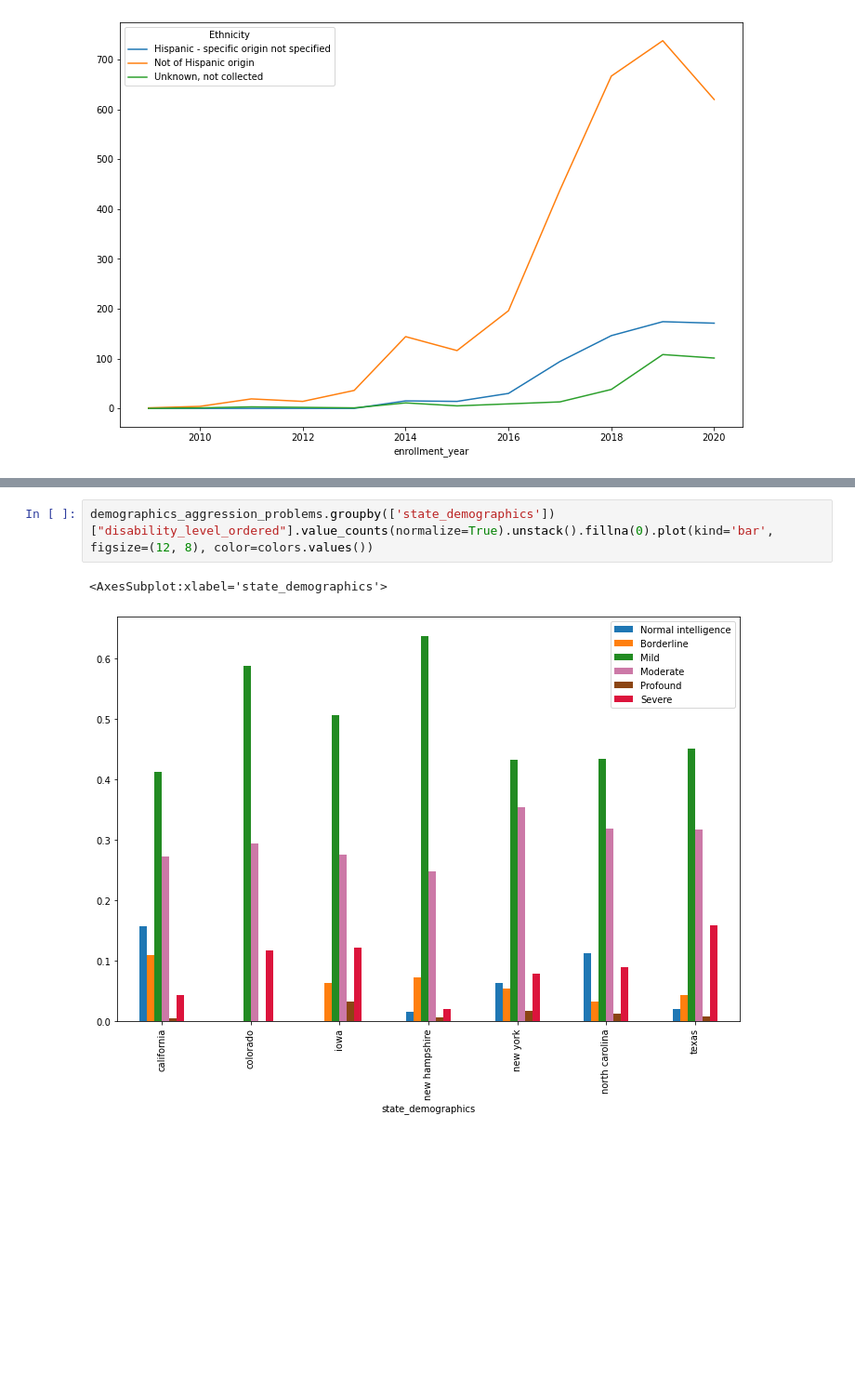
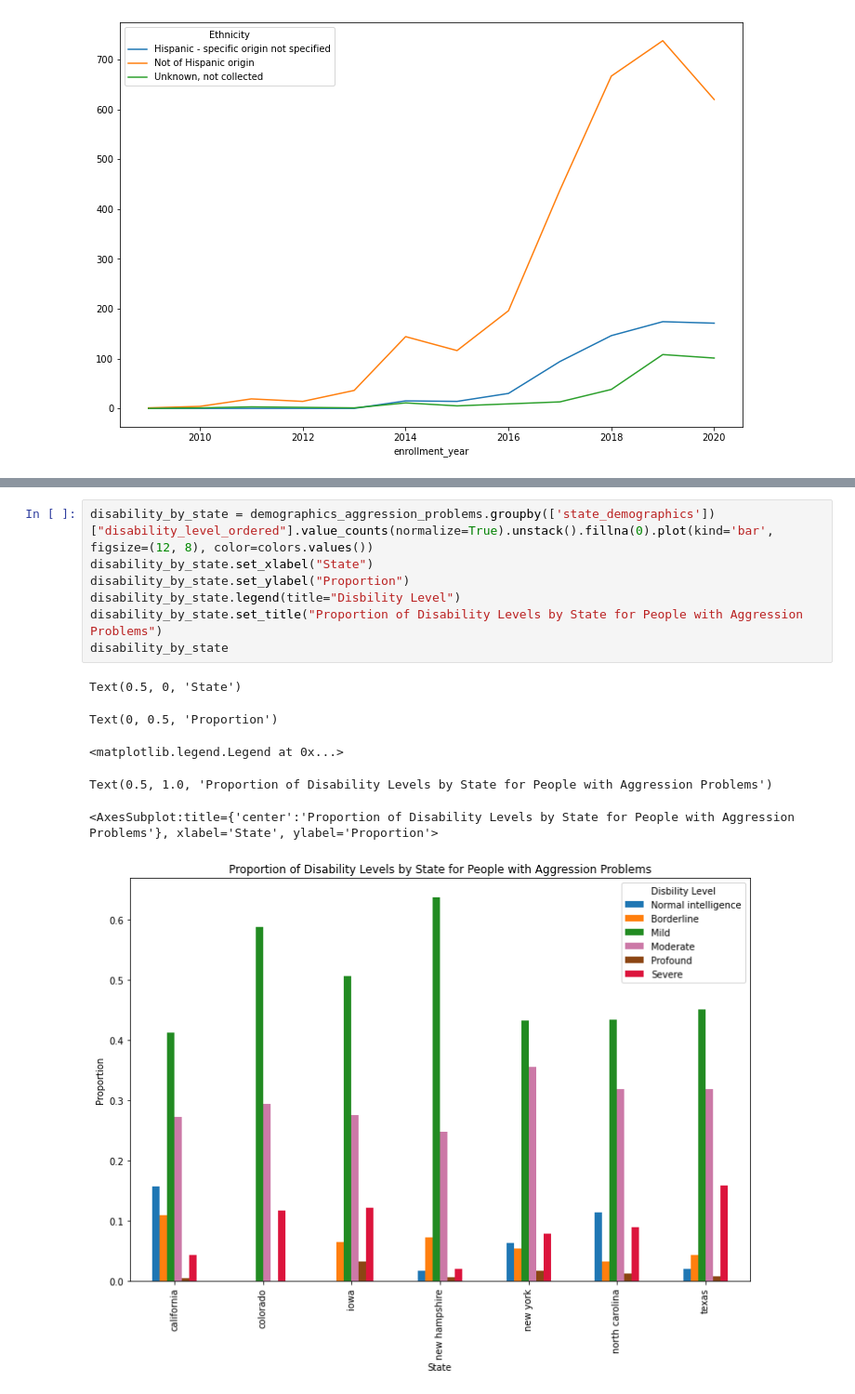
Before and after one commit to aimenabdulaziz/qss_final_project, a Jupyter notebook: code/01_data_cleaning_and_merging.ipynb, the cells around one changed output, grey strips where cells are left out. Shown at 93% size. Cells and saved outputs as stored; diff of their text form; blank space fills up the shorter version.

Commit message:
added title for the plots

```diff
--- a/code/01_data_cleaning_and_merging.ipynb
+++ b/code/01_data_cleaning_and_merging.ipynb
@@ -526,7 +550,16 @@ temp.groupby(['enrollment_year', 'Gender'])['disability_level_ordered'].value_co
 # %%
-demographics_aggression_problems.groupby(['state_demographics'])["disability_level_ordered"].value_counts(normalize=True).unstack().fillna(0).plot(kind='bar', figsize=(12, 8), color=colors.values())
+disability_by_state = demographics_aggression_problems.groupby(['state_demographics'])["disability_level_ordered"].value_counts(normalize=True).unstack().fillna(0).plot(kind='bar', figsize=(12, 8), color=colors.values())
+disability_by_state.set_xlabel("State")
+disability_by_state.set_ylabel("Proportion")
+disability_by_state.legend(title="Disbility Level")
+disability_by_state.set_title("Proportion of Disability Levels by State for People with Aggression Problems")
+disability_by_state
 # %% [output]
-<AxesSubplot:xlabel='state_demographics'>
+Text(0.5, 0, 'State')
+Text(0, 0.5, 'Proportion')
+<matplotlib.legend.Legend at 0x...>
+Text(0.5, 1.0, 'Proportion of Disability Levels by State for People with Aggression Problems')
+<AxesSubplot:title={'center':'Proportion of Disability Levels by State for People with Aggression Problems'}, xlabel='State', ylabel='Proportion'>
-[figure, old version]
+[figure, new version]
 # %%
 ## the demographics merged dataset before subsetting to aggression problems
```
Also changed, not shown: parts of 7 cells of this notebook.
